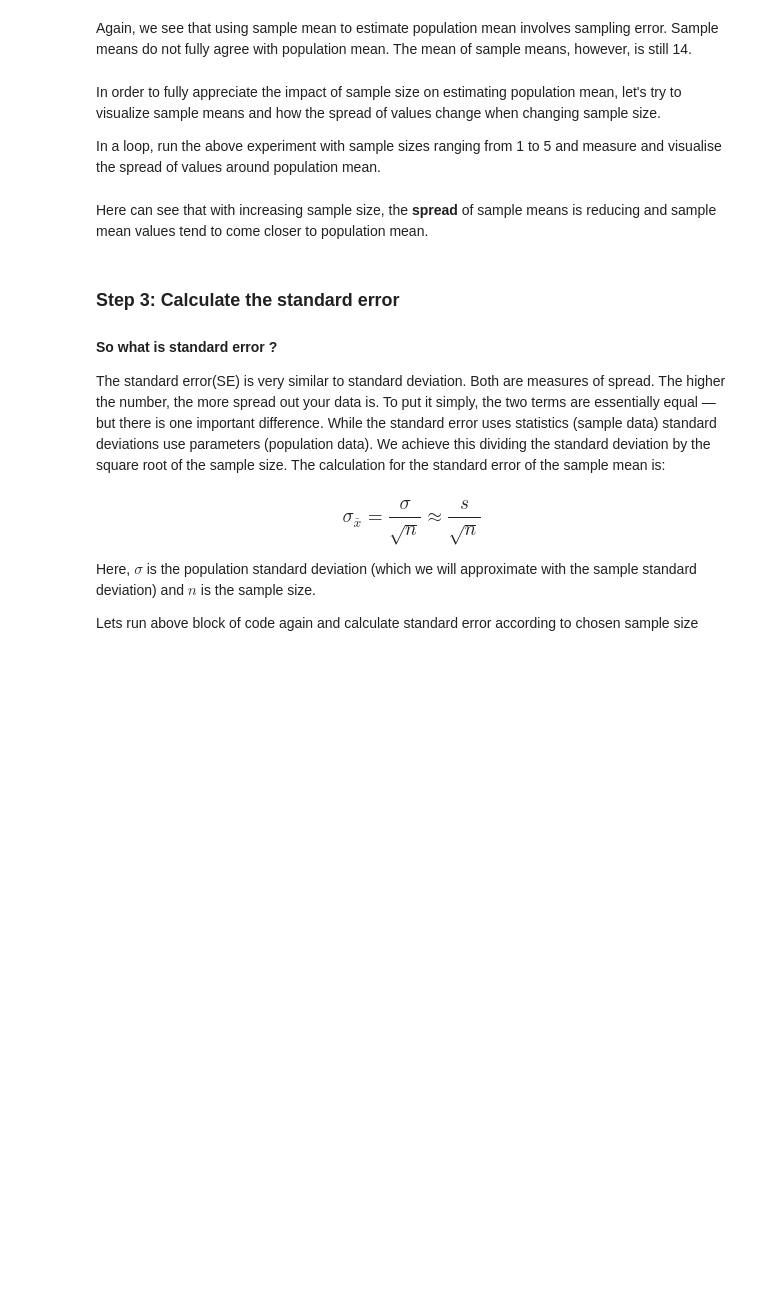
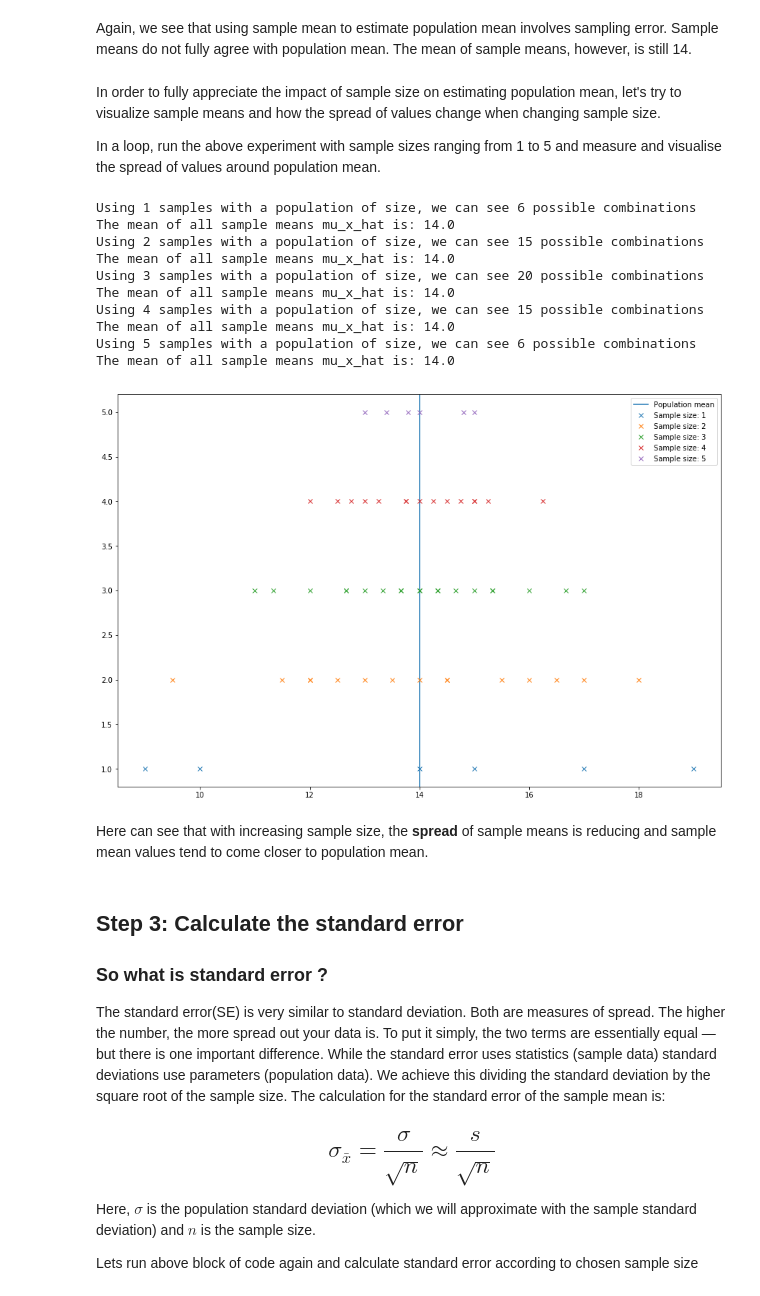
Before and after one commit to learn-co-curriculum/dsc-sampling-statistics-lab, a Jupyter notebook: index.ipynb, the cells around one changed output. Drawn from its saved outputs; the diff is of its cells as text; code cells hidden in the pictures; blank space fills up the shorter version.

```diff
--- a/index.ipynb
+++ b/index.ipynb
@@ -96,9 +107,11 @@ To achieve this, first we need to identify all the possible combinations that ca
 # Identify a sample size n
 n = 2
 
-# Use itertools.combinations() to generate and print a list of combinations
-combs = None
+# Use itertools.combinations() to generate a list of combinations
+combs = list(itertools.combinations(pumpkin_dict, n))
 
+print ("Using", n, "samples, we can see", len(combs), "possible combinations as below:")
+print (combs)
 
 # Using 2 samples, we can see 15 possible combinations as below:
 # [('A', 'B'), ('A', 'C'), ('A', 'D'), ('A', 'E'), ('A', 'F'), ('B', 'C'), ('B', 'D'),
@@ -175,18 +222,21 @@ def calculate_probability(means):
     Output: a list of probablitity of each mean value
     '''
     #Calculate the frequency of each mean value
-    freq = None
+    freq = Counter(means)
 
     prob = []
-
     # Calculate and append fequency of each mean value in the prob list.
-
+    for element in means:
+        for key in freq.keys():
+            if element == key:
+                prob.append(str(freq[key])+"/"+str(len(means)))
     return prob
 
 probs = calculate_probability(means)
 
 # Print combinations with sample means and probability of each mean value
-
+for c in range(len(combs)):
+    print (c+1, combs[c], means[c], probs[c])
 
 # ('A', 'B') 16.5 1/15
 # ('A', 'C') 17.0 1/15
@@ -231,0 +284,10 @@ n = 5
+# %%
+n = 5
+
+# Use above functions to generate combinations as samples with means and calculate the probability of seeing
+# each mean value  with sample size = 5.
+
+combs, means = sample_means(n, pumpkin_dict)
+probs = calculate_probability(means)
+for c in range(len(combs)):
+    print (c+1, combs[c], means[c], probs[c])
@@ -258,15 +309,44 @@ In a loop, run the above experiment with sample sizes ranging from 1 to 5 and me
+# %%
+plt.figure(figsize=(15,10))
+
+plt.axvline(x=mu, label = "Population mean")
+
+# Run a for loop to execute above code for sample size 1 to 5 and visualise the spread of sample
+# means
+for n in (1,2,3,4,5):
+    combs, means = sample_means(n, pumpkin_dict)
+    probs = calculate_probability(means)
+    val = n # this is the value where you want the data to appear on the y-axis.
+    ar = np.arange(10) # just as an example array
+    plt.plot(means, np.zeros_like(means) + val, 'x', label =("Sample size: "+ str(n)))
+    plt.legend()
+
+
+plt.show()
+# %% [output]
+Using 1 samples with a population of size, we can see 6 possible combinations
+The mean of all sample means mu_x_hat is: 14.0
+Using 2 samples with a population of size, we can see 15 possible combinations
+The mean of all sample means mu_x_hat is: 14.0
+Using 3 samples with a population of size, we can see 20 possible combinations
+The mean of all sample means mu_x_hat is: 14.0
+Using 4 samples with a population of size, we can see 15 possible combinations
+The mean of all sample means mu_x_hat is: 14.0
+Using 5 samples with a population of size, we can see 6 possible combinations
+The mean of all sample means mu_x_hat is: 14.0
+[figure, added]
 # %% [markdown]
 Here can see that with increasing sample size, the **spread** of sample means is reducing and sample mean values tend to come closer to population mean.
 # %% [markdown]
-### Step 3: Calculate the standard error
+## Step 3: Calculate the standard error
 
-#### So what is standard error ?
+### So what is standard error ?
 
 The standard error(SE) is very similar to standard deviation. Both are measures of spread. The higher the number, the more spread out your data is. To put it simply, the two terms are essentially equal — but there is one important difference. While the standard error uses statistics (sample data) standard deviations use parameters (population data). We achieve this dividing the standard deviation by the square root of
 the sample size.
 The calculation for the standard error of the sample mean is:
 
-### $$ \sigma_{\bar{x}} = \frac{\sigma}{\sqrt{n}} \approx \frac{s}{\sqrt{n}}$$
+## $$ \sigma_{\bar{x}} = \frac{\sigma}{\sqrt{n}} \approx \frac{s}{\sqrt{n}}$$
 
 Here, $\sigma$ is the population standard deviation (which we will approximate with the sample standard deviation) and $n$ is the sample size.
 
```
Also changed, not shown: parts of 23 cells of this notebook, 5 other files.
